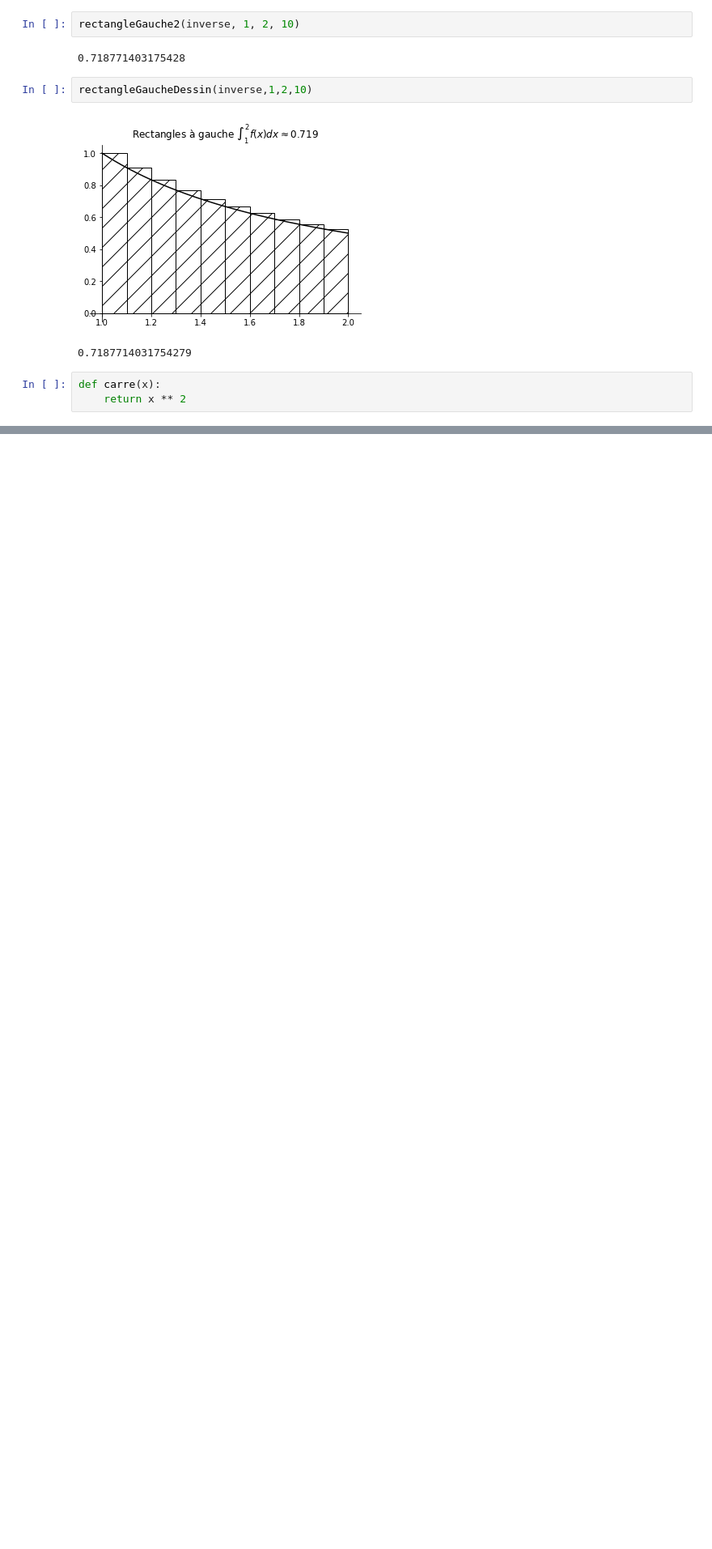
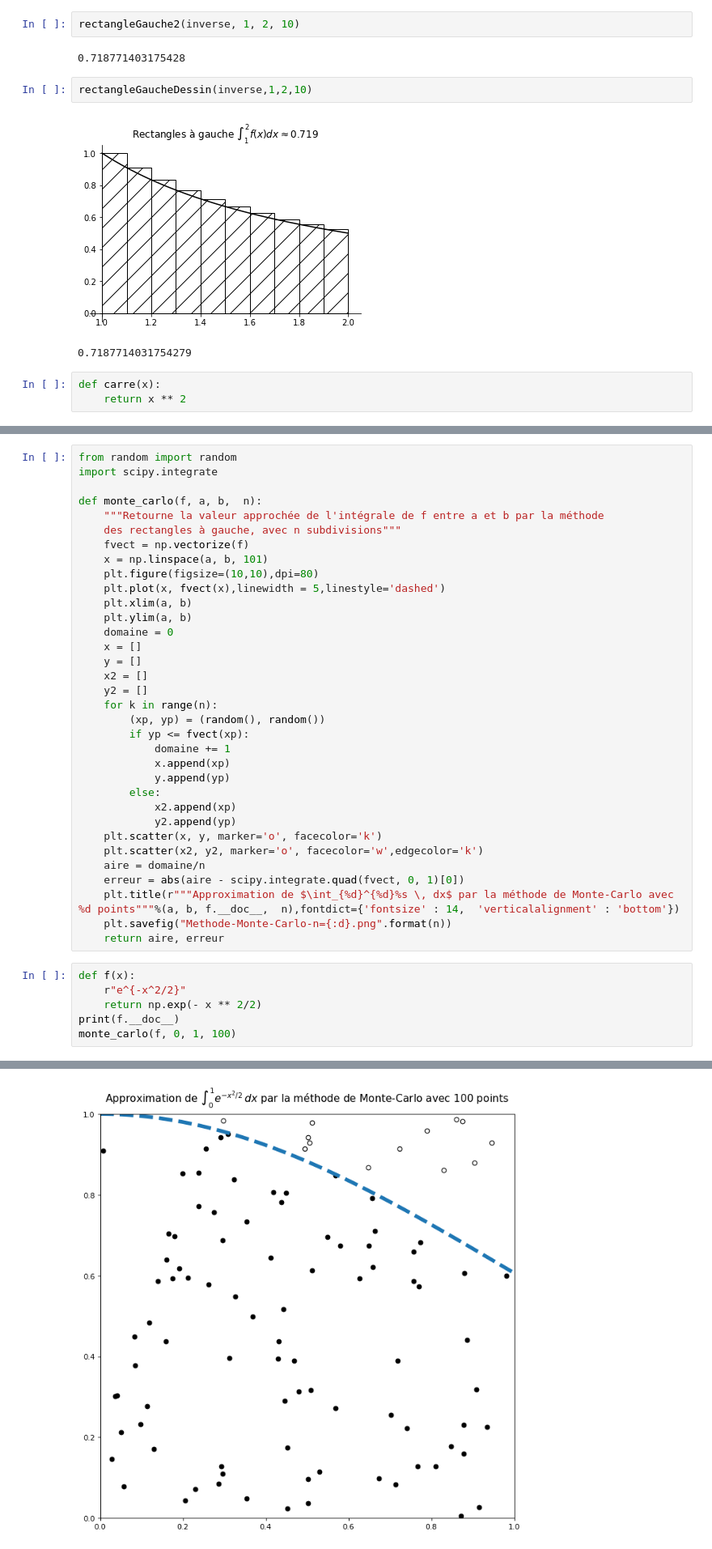
Before and after one commit to frederic-junier/TS-2019-2020, a Jupyter notebook: CalculIntegral/ressources/Cours_Calcul_Integral_2020.ipynb, the cells around one changed output, grey strips where cells are left out. Shown at 81% size. Cells and saved outputs as stored; diff of their text form; blank space fills up the shorter version.

```diff
--- a/CalculIntegral/ressources/Cours_Calcul_Integral_2020.ipynb
+++ b/CalculIntegral/ressources/Cours_Calcul_Integral_2020.ipynb
@@ -114,0 +117,41 @@ rectangleDroiteDessin(carre, 0, 1, 10)
+# %%
+from random import random
+import scipy.integrate
+
+def monte_carlo(f, a, b,  n):
+    """Retourne la valeur approchée de l'intégrale de f entre a et b par la méthode
+    des rectangles à gauche, avec n subdivisions"""
+    fvect = np.vectorize(f)
+    x = np.linspace(a, b, 101)
+    plt.figure(figsize=(10,10),dpi=80)
+    plt.plot(x, fvect(x),linewidth = 5,linestyle='dashed')
+    plt.xlim(a, b)
+    plt.ylim(a, b)
+    domaine = 0
+    x = []
+    y = []
+    x2 = []
+    y2 = []
+    for k in range(n):
+        (xp, yp) = (random(), random())
+        if yp <= fvect(xp):
+            domaine += 1
+            x.append(xp)
+            y.append(yp)
+        else:
+            x2.append(xp)
+            y2.append(yp)
+    plt.scatter(x, y, marker='o', facecolor='k')
+    plt.scatter(x2, y2, marker='o', facecolor='w',edgecolor='k')
+    aire = domaine/n
+    erreur = abs(aire - scipy.integrate.quad(fvect, 0, 1)[0])
+    plt.title(r"""Approximation de $\int_{%d}^{%d}%s \, dx$ par la méthode de Monte-Carlo avec %d points"""%(a, b, f.__doc__,  n),fontdict={'fontsize' : 14,  'verticalalignment' : 'bottom'})
+    plt.savefig("Methode-Monte-Carlo-n={:d}.png".format(n))
+    return aire, erreur
+# %%
+def f(x):
+    r"e^{-x^2/2}"
+    return np.exp(- x ** 2/2)
+print(f.__doc__)
+monte_carlo(f, 0, 1, 100)
+# %% [output]
@@ -114,0 +160 @@ rectangleDroiteDessin(carre, 0, 1, 10)
+[figure, added]
```
Also changed, not shown: parts of 8 cells of this notebook, 1 other file.
